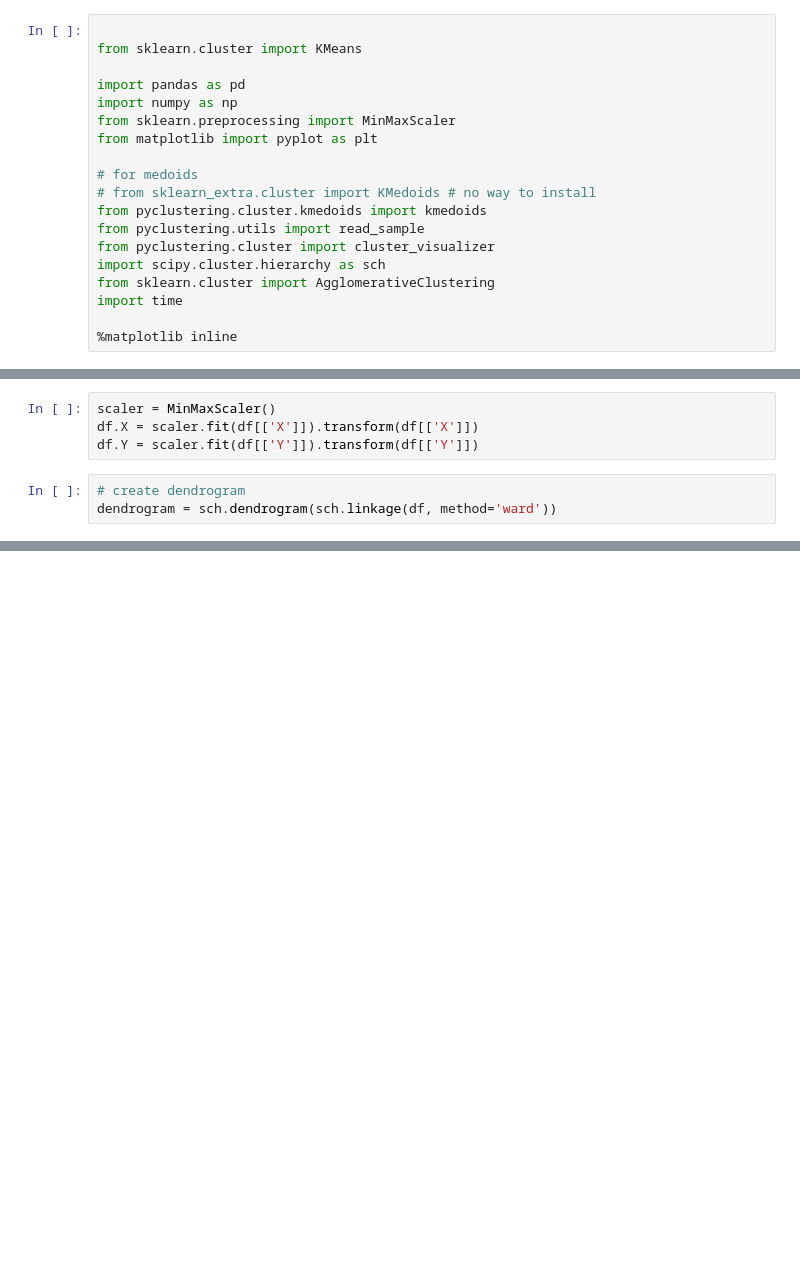
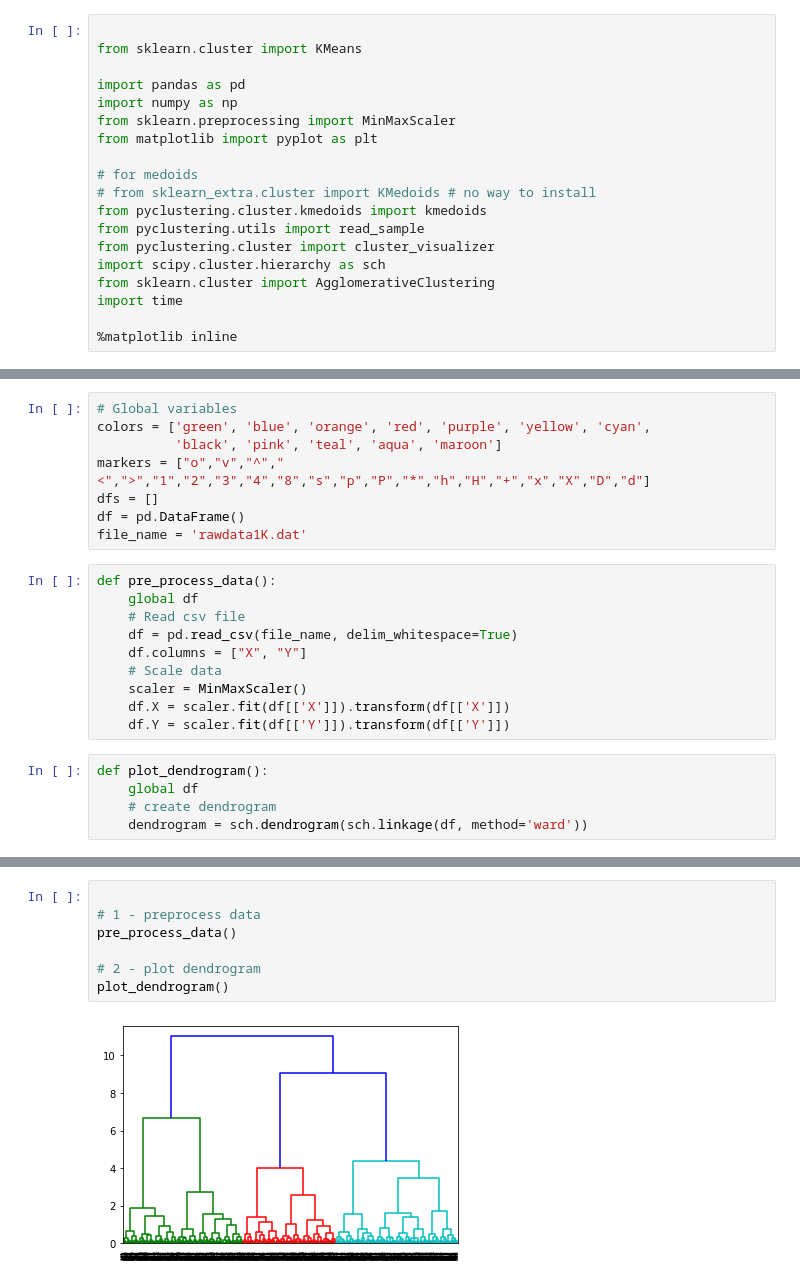
Before and after one commit to iloveyii/data-mining-lab2, a Jupyter notebook: hierarchical.ipynb, the cells around one changed output, grey strips where cells are left out. Drawn from its saved outputs; the diff is of its cells as text; blank space fills up the shorter version.

```diff
--- a/hierarchical.ipynb
+++ b/hierarchical.ipynb
@@ -29,7 +23,23 @@ df.columns = ["X", "Y"]
+# %%
+# Global variables
+colors = ['green', 'blue', 'orange', 'red', 'purple', 'yellow', 'cyan',
+          'black', 'pink', 'teal', 'aqua', 'maroon']
+markers = ["o","v","^","<",">","1","2","3","4","8","s","p","P","*","h","H","+","x","X","D","d"]
+dfs = []
+df = pd.DataFrame()
+file_name = 'rawdata1K.dat'
 # %%
-scaler = MinMaxScaler()
-df.X = scaler.fit(df[['X']]).transform(df[['X']])
-df.Y = scaler.fit(df[['Y']]).transform(df[['Y']])
+def pre_process_data():
+    global df
+    # Read csv file
+    df = pd.read_csv(file_name, delim_whitespace=True)
+    df.columns = ["X", "Y"]
+    # Scale data
+    scaler = MinMaxScaler()
+    df.X = scaler.fit(df[['X']]).transform(df[['X']])
+    df.Y = scaler.fit(df[['Y']]).transform(df[['Y']])
 # %%
-# create dendrogram
-dendrogram = sch.dendrogram(sch.linkage(df, method='ward'))
+def plot_dendrogram():
+    global df
+    # create dendrogram
+    dendrogram = sch.dendrogram(sch.linkage(df, method='ward'))
@@ -63,0 +76,9 @@ plt.show()
+# %%
+
+# 1 - preprocess data
+pre_process_data()
+
+# 2 - plot dendrogram
+plot_dendrogram()
+# %% [output]
+[figure, added]
```
Also changed, not shown: parts of 9 cells of this notebook, 7 other files.
